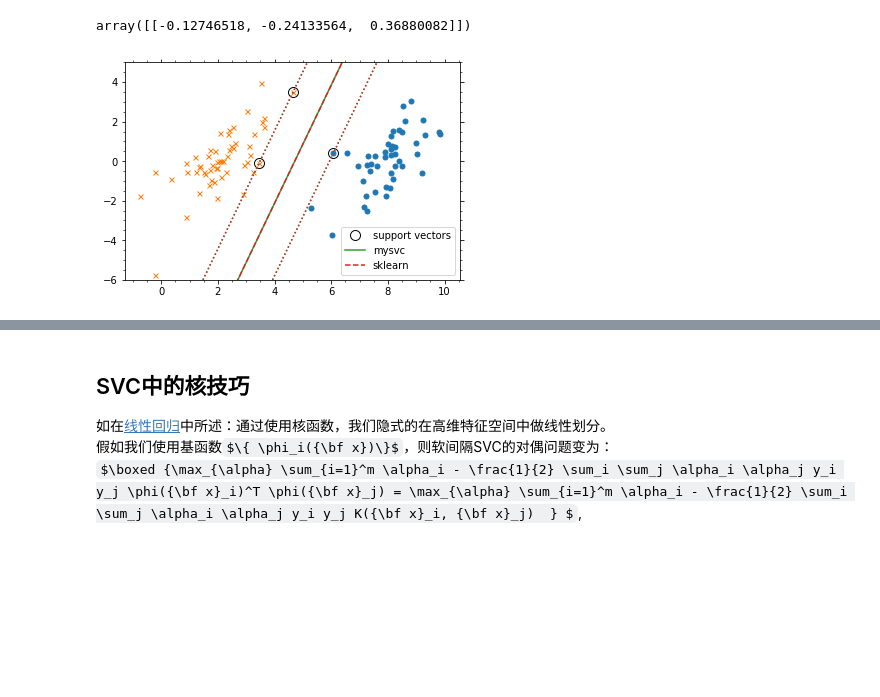
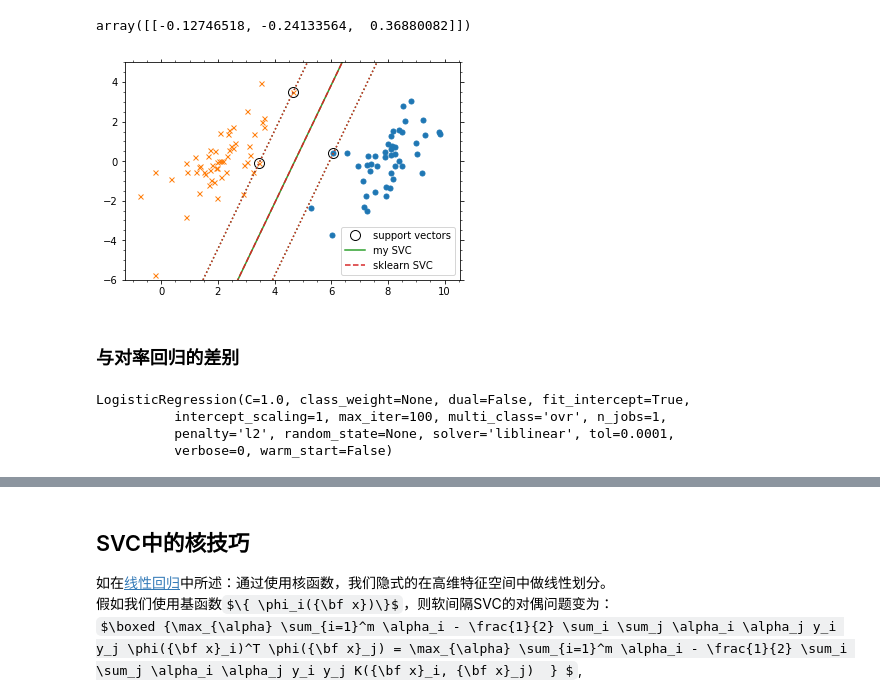
Before and after one commit to szqtc/MyMachineLearningNotes, a Jupyter notebook: 2_SVM.ipynb, the cells around one changed output, grey strips where cells are left out. Cells and saved outputs as stored; diff of their text form; code cells hidden in the pictures; some formulas as TeX source; blank space fills up the shorter version.

```diff
--- a/2_SVM.ipynb
+++ b/2_SVM.ipynb
@@ -551,12 +553,24 @@ array([[-0.12746518, -0.24133564,  0.36880082]])
 # %%
 y_ = -(svc2.intercept_+svc2.coef_[0, 0]*x_)/svc2.coef_[0, 1]
 y1_ = -(svc2.intercept_-1.+svc2.coef_[0, 0]*x_)/svc2.coef_[0, 1]
 y2_ = -(svc2.intercept_+1.+svc2.coef_[0, 0]*x_)/svc2.coef_[0, 1]
-ax1.plot(x_, y_, ls='--', c='C3', label='sklearn')
+ax1.plot(x_, y_, ls='--', c='C3', label='sklearn SVC')
 ax1.plot(x_, y1_, ls=':', c='C3')
 ax1.plot(x_, y2_, ls=':', c='C3')
 ax1.set_ylim((-6, 5))
 ax1.legend()
 fg1
 # %% [output]
-[figure, old version]
+[figure, new version]
+# %% [markdown]
+### 与对率回归的差别
+# %%
+from sklearn import linear_model
+
+log = linear_model.LogisticRegression(C=1.)
+log.fit(X1, y1)
+# %% [output]
+LogisticRegression(C=1.0, class_weight=None, dual=False, fit_intercept=True,
+          intercept_scaling=1, max_iter=100, multi_class='ovr', n_jobs=1,
+          penalty='l2', random_state=None, solver='liblinear', tol=0.0001,
+          verbose=0, warm_start=False)
```
Also changed, not shown: parts of 8 cells of this notebook, 4 other files.
